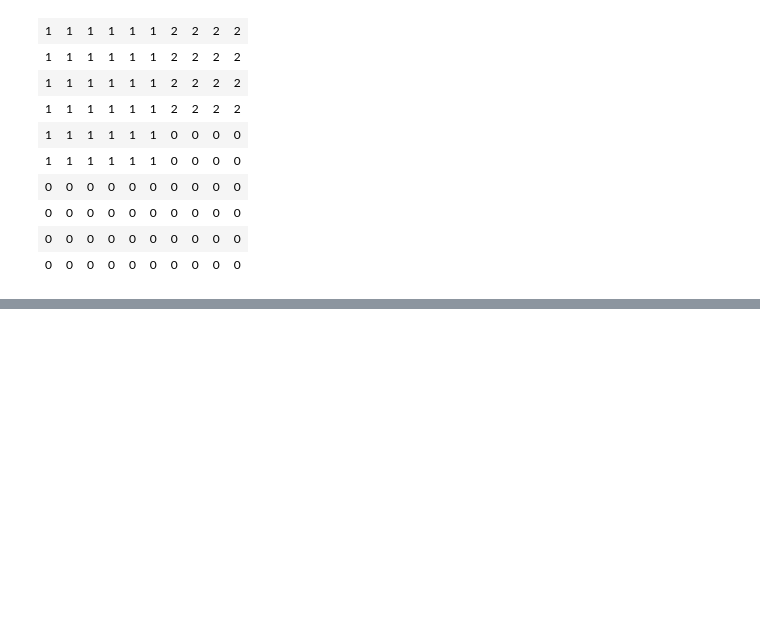
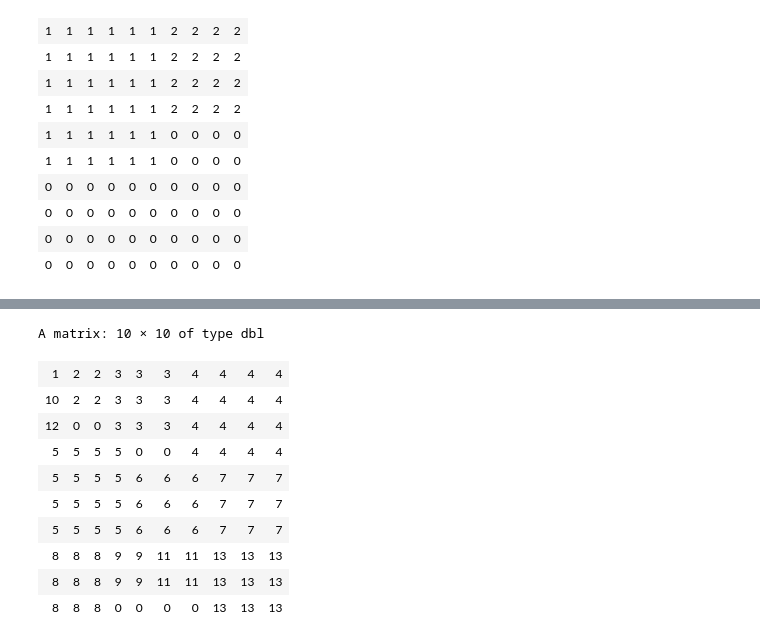
Before and after one commit to bmetenko/SquarePacking, a Jupyter notebook: rSquares.ipynb, the cells around one changed output, grey strips where cells are left out. Drawn from its saved outputs; the diff is of its cells as text; code cells hidden in the pictures; blank space fills up the shorter version.

```diff
--- a/rSquares.ipynb
+++ b/rSquares.ipynb
@@ -291,0 +319,14 @@ A$generate_ggplot()
+# %%
+B$frame
+# %% [output]
+A matrix: 10 × 10 of type dbl
+| 1 | 2 | 2 | 3 | 3 | 3 | 4 | 4 | 4 | 4 |
+| 10 | 2 | 2 | 3 | 3 | 3 | 4 | 4 | 4 | 4 |
+| 12 | 0 | 0 | 3 | 3 | 3 | 4 | 4 | 4 | 4 |
+| 5 | 5 | 5 | 5 | 0 | 0 | 4 | 4 | 4 | 4 |
+| 5 | 5 | 5 | 5 | 6 | 6 | 6 | 7 | 7 | 7 |
+| 5 | 5 | 5 | 5 | 6 | 6 | 6 | 7 | 7 | 7 |
+| 5 | 5 | 5 | 5 | 6 | 6 | 6 | 7 | 7 | 7 |
+| 8 | 8 | 8 | 9 | 9 | 11 | 11 | 13 | 13 | 13 |
+| 8 | 8 | 8 | 9 | 9 | 11 | 11 | 13 | 13 | 13 |
+| 8 | 8 | 8 | 0 | 0 | 0 | 0 | 13 | 13 | 13 |
```
Also changed, not shown: parts of 7 cells of this notebook.
